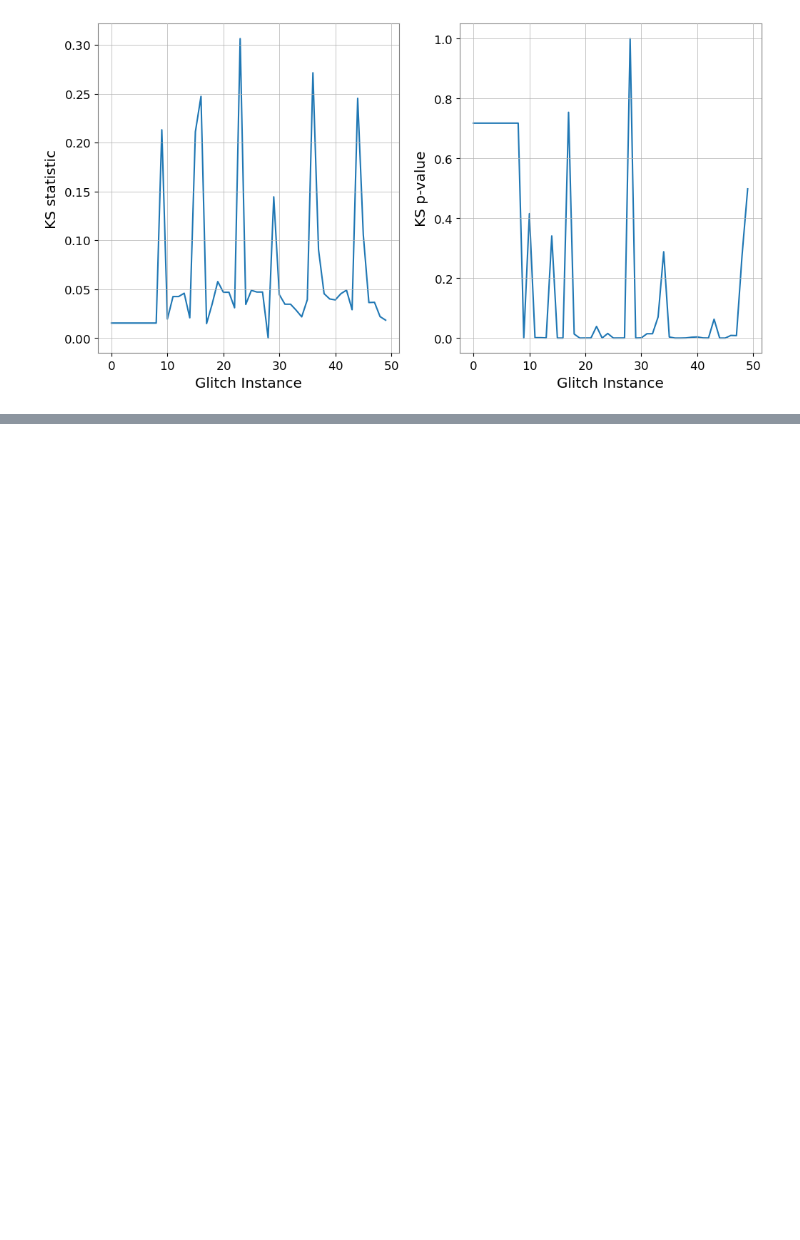
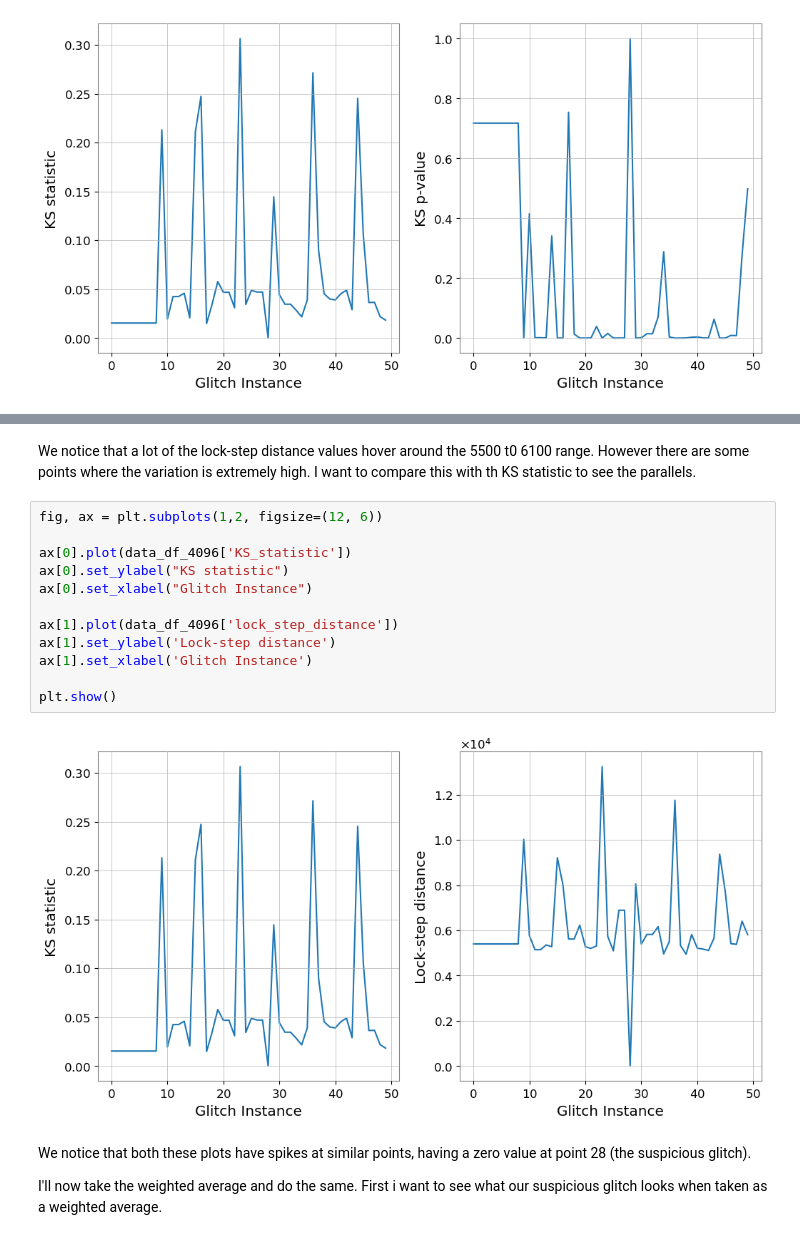
Before and after one commit to ashishmathew0297/gwpy-experiments, a Jupyter notebook: code/shapiro_test.ipynb, the cells around one changed output, grey strips where cells are left out. Saved outputs shown, nothing was run; the diff lists cells and outputs as text; blank space fills up the shorter version.

```diff
--- a/code/shapiro_test.ipynb
+++ b/code/shapiro_test.ipynb
@@ -398,0 +410,20 @@ Another idea I wanted to try was [Dynamic Time Warping](https://en.wikipedia.org
+# %% [markdown]
+We notice that a lot of the lock-step distance values hover around the 5500 t0 6100 range. However there are some points where the variation is extremely high. I want to compare this with th KS statistic to see the parallels.
+# %%
+fig, ax = plt.subplots(1,2, figsize=(12, 6))
+
+ax[0].plot(data_df_4096['KS_statistic'])
+ax[0].set_ylabel("KS statistic")
+ax[0].set_xlabel("Glitch Instance")
+
+ax[1].plot(data_df_4096['lock_step_distance'])
+ax[1].set_ylabel('Lock-step distance')
+ax[1].set_xlabel('Glitch Instance')
+
+plt.show()
+# %% [output]
+[figure, added]
+# %% [markdown]
+We notice that both these plots have spikes at similar points, having a zero value at point 28 (the suspicious glitch).
+
+I'll now take the weighted average and do the same. First i want to see what our suspicious glitch looks when taken as a weighted average.
```
Also changed, not shown: parts of 12 cells of this notebook.
